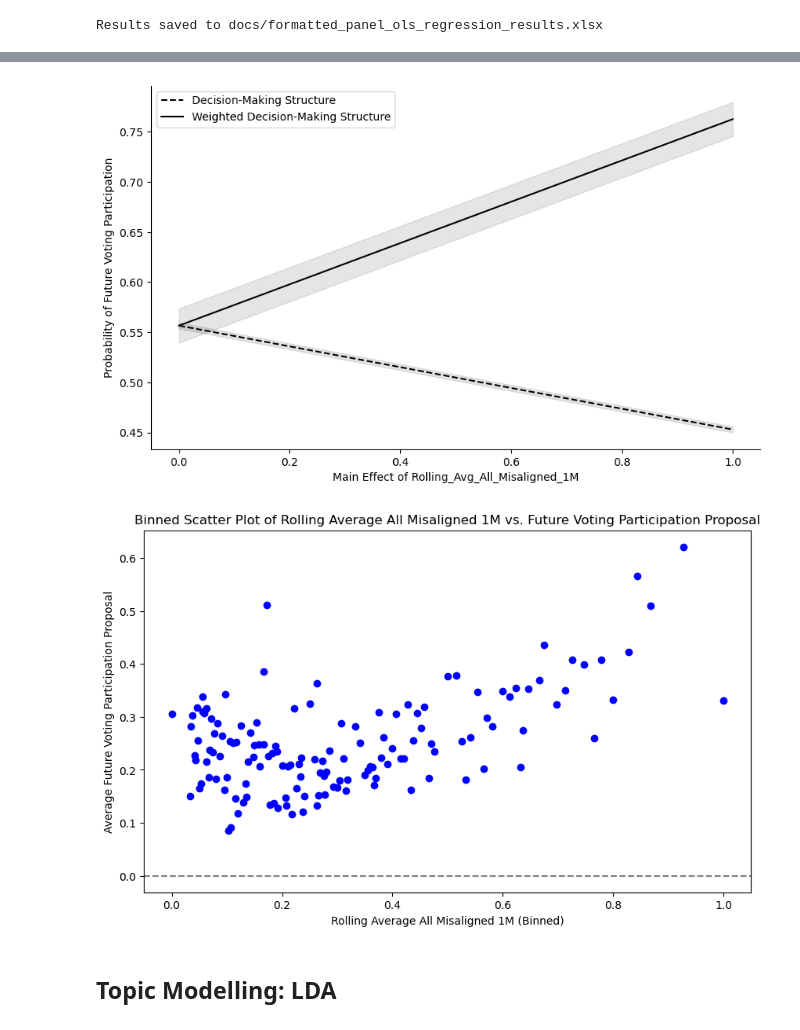
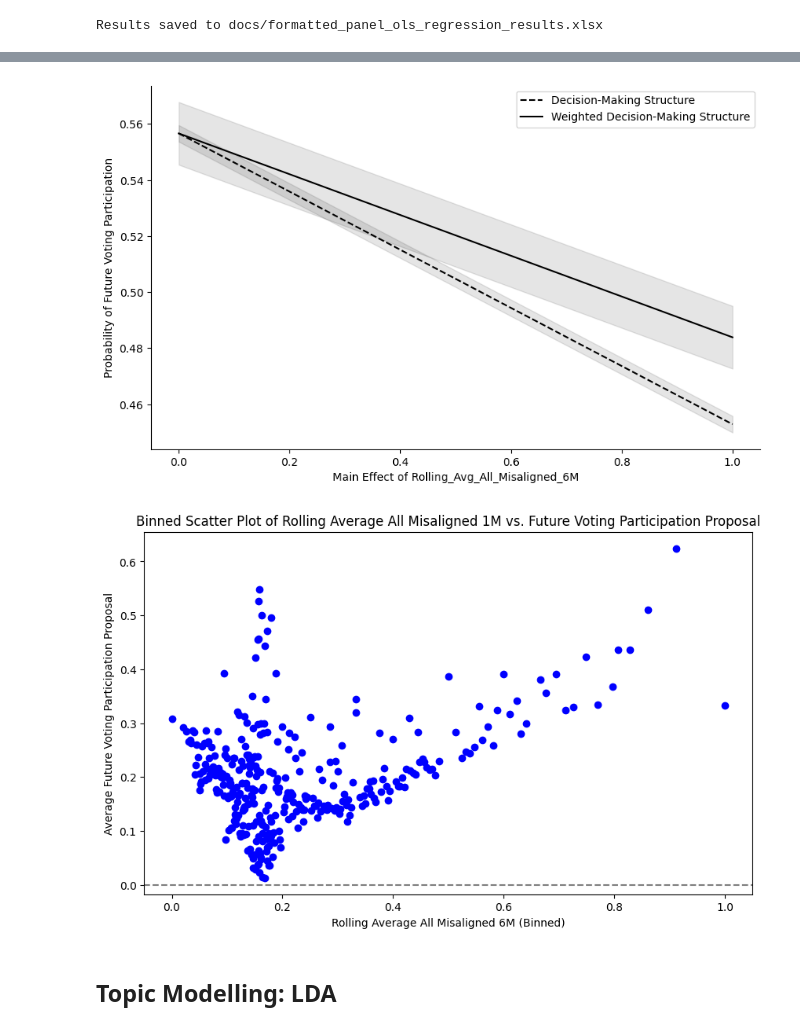
Before and after one commit to monkey-phd/DAOs-snapshot, a Jupyter notebook: data_processing_model.ipynb, the cells around one changed output, grey strips where cells are left out. Saved outputs shown, nothing was run; the diff lists cells and outputs as text; code cells hidden in the pictures.

Commit message:
latest regressions with data processing

```diff
--- a/data_processing_model.ipynb
+++ b/data_processing_model.ipynb
@@ -1763,9 +1850,9 @@ from scipy.stats import norm
 # Define the coefficients and standard errors
 intercept = 0.5566
 coeff_misalignment = -0.1037
-coeff_interaction = 0.3097
+coeff_interaction = 0.0310
 std_err_misalignment = 0.0015
-std_err_interaction = 0.0072
+std_err_interaction = 0.0042
 
 # Critical value for 95% CI
 z = norm.ppf(0.975)
@@ -1796,7 +1883,7 @@ plt.fill_between(misalignment_values, lower_without, upper_without, color='k', a
 plt.fill_between(misalignment_values, lower_with, upper_with, color='k', alpha=0.1)
 
 # Adding titles and labels
-plt.xlabel('Main Effect of Rolling_Avg_All_Misaligned_1M')
+plt.xlabel('Main Effect of Rolling_Avg_All_Misaligned_6M')
 plt.ylabel('Probability of Future Voting Participation')
 plt.legend()
 
@@ -1806,41 +1893,41 @@ sns.despine()
 # Show the plot
 plt.show()
 # %% [output]
-[figure, old version]
+[figure, new version]
 # %%
 import pandas as pd
 import numpy as np
 import matplotlib.pyplot as plt
 
 # Ensure your DataFrame is named data_clean_drop
 # data_clean_drop = pd.read_csv('your_data_file.csv')  # Uncomment and modify if reading from a file
 
 # Number of bins - you can adjust this as needed
 n_bins = 1000
 
 # Create bins for the independent variable
-data_clean_drop['bin'] = pd.qcut(data_clean_drop['Rolling_Avg_Misaligned_1M'], q=n_bins, duplicates='drop')
+data_clean_drop['bin'] = pd.qcut(data_clean_drop['Rolling_Avg_Misaligned_6M'], q=n_bins, duplicates='drop')
 
 # Calculate the average of the dependent variable for each bin
 binned_data = data_clean_drop.groupby('bin')['Future_Voting_Participation_Proposal'].mean()
 
 # Calculate bin midpoints for plotting
-bin_midpoints = data_clean_drop.groupby('bin')['Rolling_Avg_Misaligned_1M'].apply(lambda x: x.mean())
+bin_midpoints = data_clean_drop.groupby('bin')['Rolling_Avg_Misaligned_6M'].apply(lambda x: x.mean())
 
 # Create the scatter plot
 plt.figure(figsize=(10, 6))
 plt.scatter(bin_midpoints, binned_data, color='blue')
 plt.axhline(y=0, color='gray', linestyle='--')
 
 # Adding labels and title
-plt.xlabel('Rolling Average All Misaligned 1M (Binned)')
+plt.xlabel('Rolling Average All Misaligned 6M (Binned)')
 plt.ylabel('Average Future Voting Participation Proposal')
 plt.title('Binned Scatter Plot of Rolling Average All Misaligned 1M vs. Future Voting Participation Proposal')
 
 # Show the plot
 plt.show()
 # %% [output]
-[figure, old version]
+[figure, new version]
 # %% [markdown]
 ## Topic Modelling: LDA
 # %%
```
Also changed, not shown: parts of 14 cells of this notebook, 3 other files.
